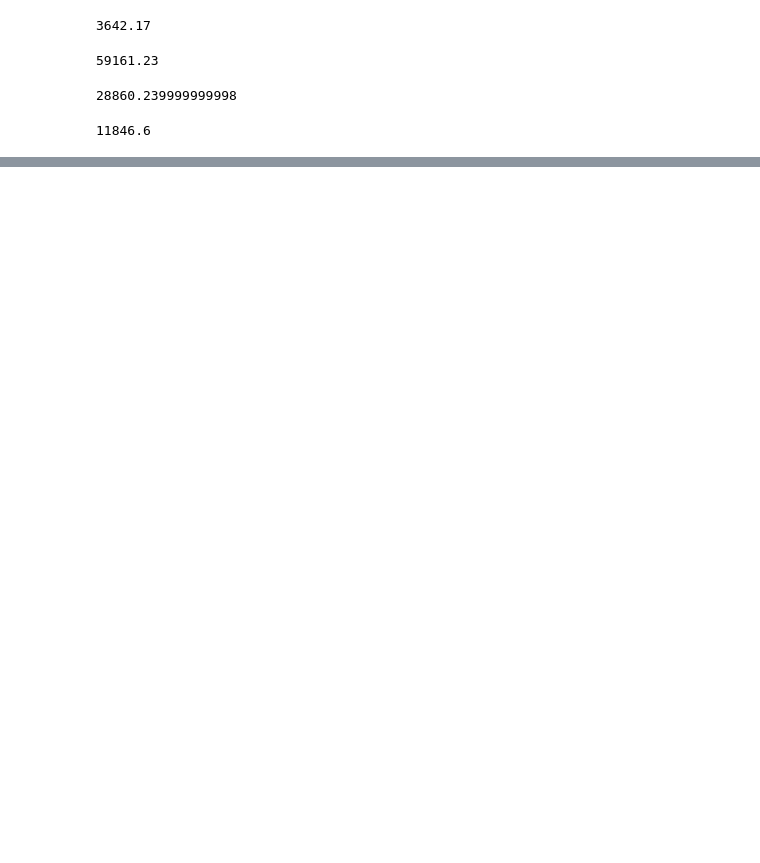
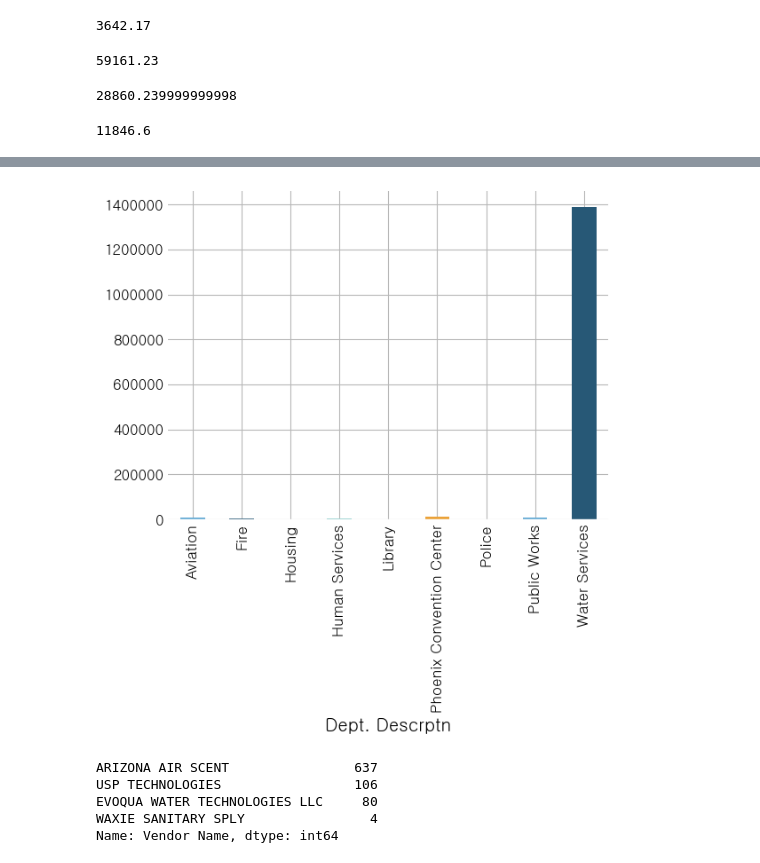
Before and after one commit to vpenney/data-studio, a Jupyter notebook: code/07-phoenix-vendors/Phoenix vendor payments.ipynb, the cells around one changed output, grey strips where cells are left out. Saved outputs shown, nothing was run; the diff lists cells and outputs as text; code cells hidden in the pictures; blank space fills up the shorter version.

```diff
--- a/code/07-phoenix-vendors/Phoenix vendor payments.ipynb
+++ b/code/07-phoenix-vendors/Phoenix vendor payments.ipynb
@@ -420,0 +427,15 @@ fire[fire['Vendor Name']=='REDDY ICE CORPORATION']['Invoice Net Amt '].sum()
+# %%
+df[df['Commitmt Item Name']=='Odor Control Service'].groupby(['Dept. Descrptn'])['Invoice Net Amt '].sum().plot(kind='bar')
+
+plt.show()
+# %% [output]
+[figure, added]
+# %%
+# number of contracts per odor control vendor for city of Phoenix
+df[df['Commitmt Item Name']=='Odor Control Service']['Vendor Name'].value_counts()
+# %% [output]
+ARIZONA AIR SCENT                637
+USP TECHNOLOGIES                 106
+EVOQUA WATER TECHNOLOGIES LLC     80
+WAXIE SANITARY SPLY                4
+Name: Vendor Name, dtype: int64
```
Also changed, not shown: parts of 19 cells of this notebook.
